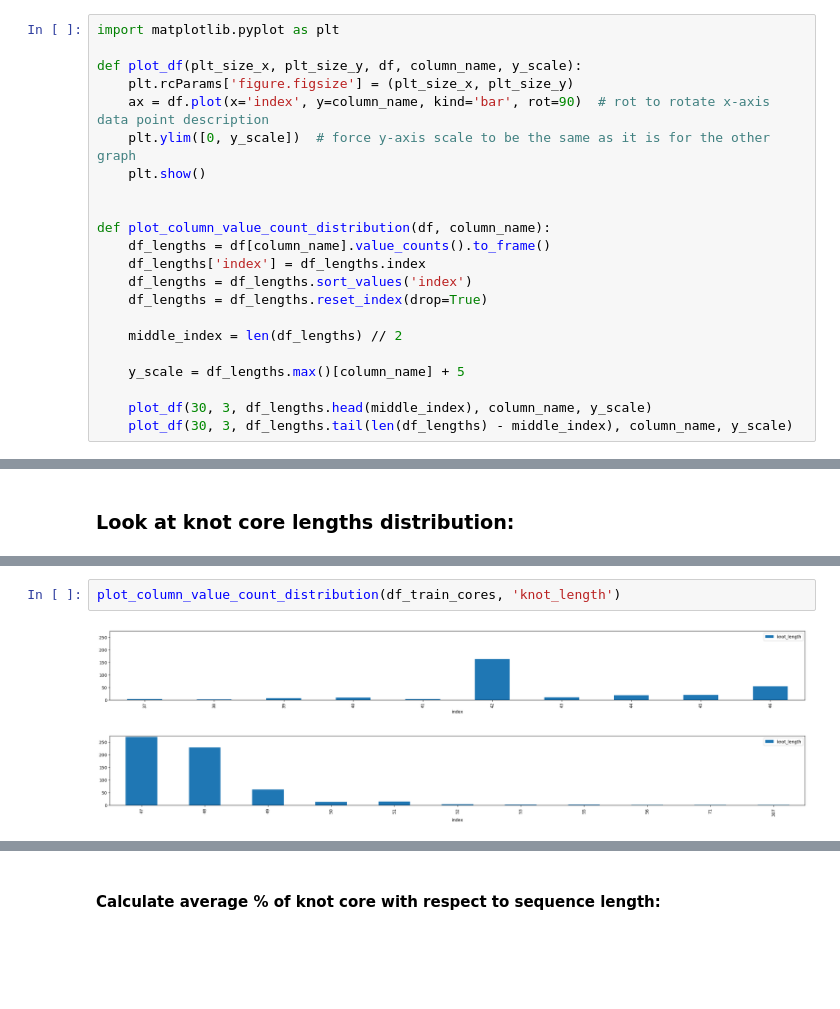
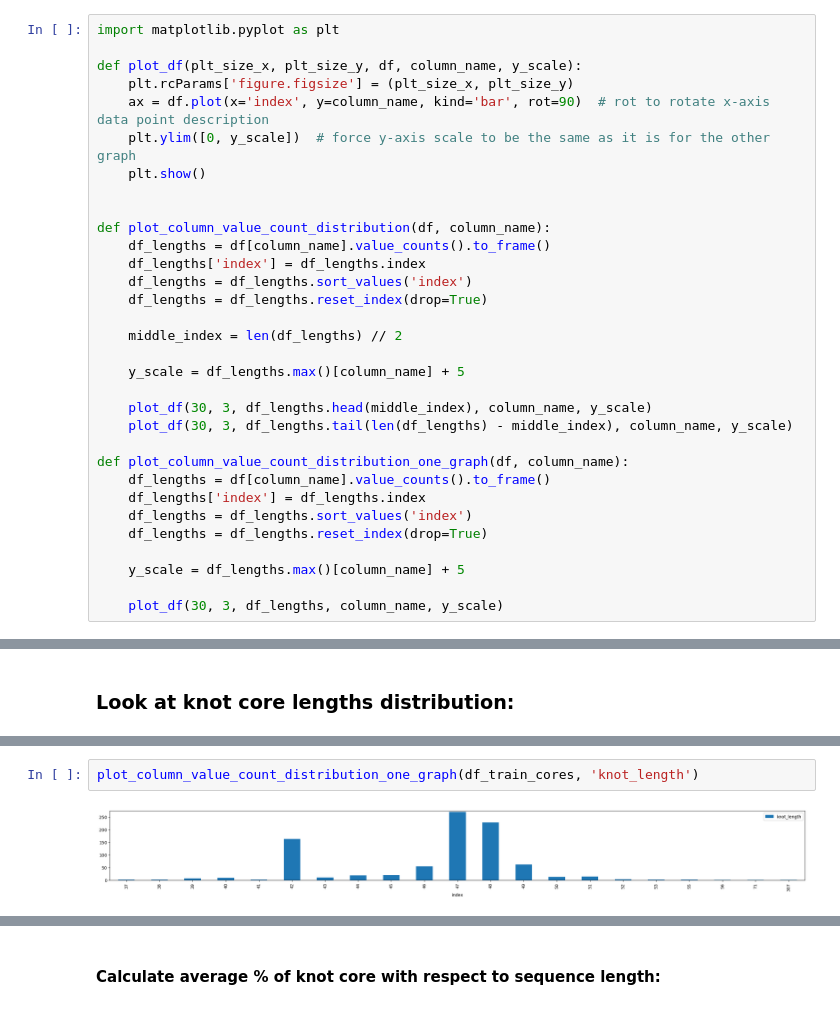
Before and after one commit to ML-Bioinfo-CEITEC/pknots_experiments, a Jupyter notebook: CNN-knot-core/format_spout_knot_data.ipynb, the cells around one changed output, grey strips where cells are left out. Drawn from its saved outputs; the diff is of its cells as text; blank space fills up the shorter version.

```diff
--- a/CNN-knot-core/format_spout_knot_data.ipynb
+++ b/CNN-knot-core/format_spout_knot_data.ipynb
@@ -194,6 +236,16 @@ def plot_column_value_count_distribution(df, column_name):
 
     plot_df(30, 3, df_lengths.head(middle_index), column_name, y_scale)
     plot_df(30, 3, df_lengths.tail(len(df_lengths) - middle_index), column_name, y_scale)
+
+def plot_column_value_count_distribution_one_graph(df, column_name):
+    df_lengths = df[column_name].value_counts().to_frame()
+    df_lengths['index'] = df_lengths.index
+    df_lengths = df_lengths.sort_values('index')
+    df_lengths = df_lengths.reset_index(drop=True)
+
+    y_scale = df_lengths.max()[column_name] + 5
+
+    plot_df(30, 3, df_lengths, column_name, y_scale)
 # %%
 df_train_cores['seq_length'] = df_train_cores.apply(lambda row: (len(row['seq'])), axis = 1)
 df_train_cores
@@ -269,9 +321,8 @@ df_train_cores
 893 rows × 9 columns
 # %%
-plot_column_value_count_distribution(df_train_cores, 'knot_length')
+plot_column_value_count_distribution_one_graph(df_train_cores, 'knot_length')
 # %% [output]
-[figure, old version]
+[figure, new version]
-[figure, removed]
 # %%
 df_test_cores['knot_length'] = df_test_cores.apply(lambda row: (int(row['knot_end']) - int(row['knot_start'])), axis = 1)
 df_test_cores
```
Also changed, not shown: parts of 16 cells of this notebook, 4 other files.
